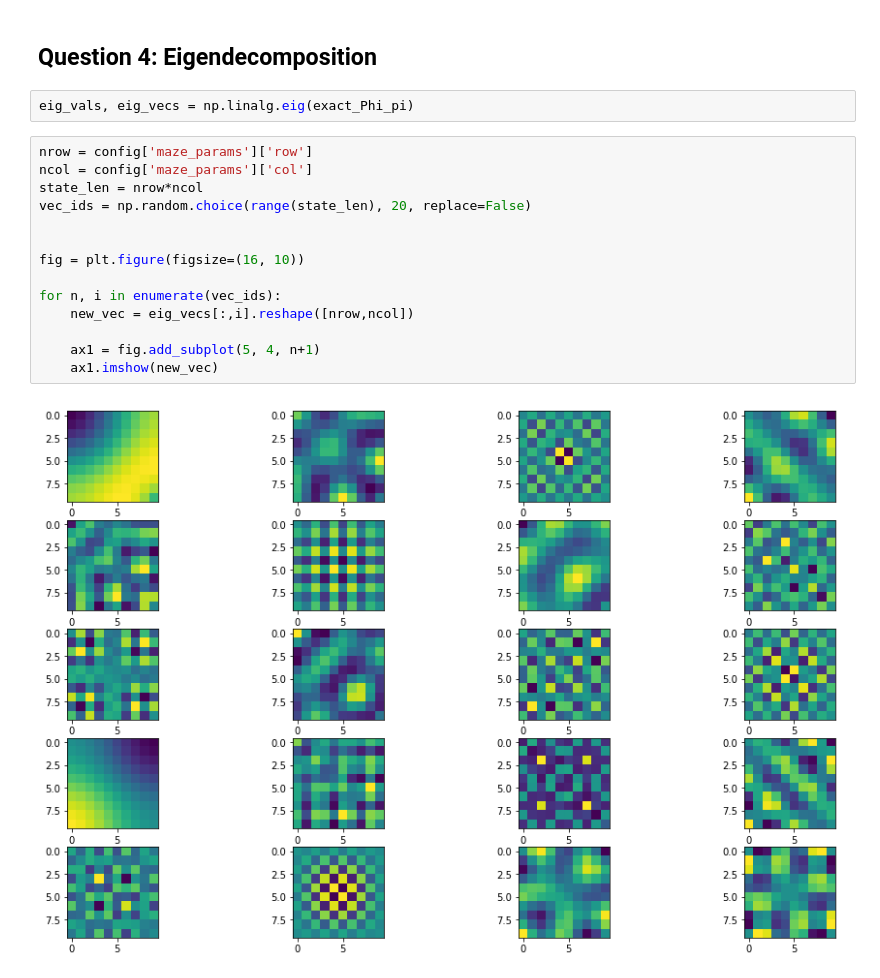
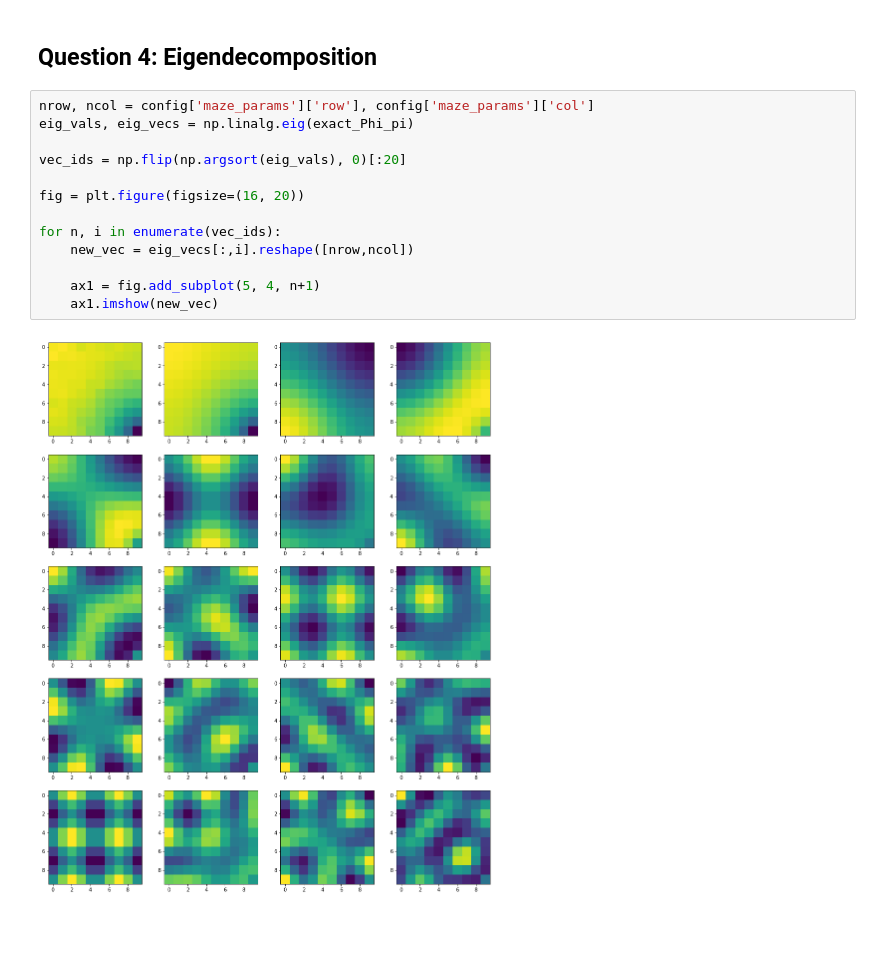
Before and after one commit to rllabmcgill/gvfs-and-sr-dayan-hunt, a Jupyter notebook: Learning_SR.ipynb, the cells around one changed output. Saved outputs shown, nothing was run; the diff lists cells and outputs as text; blank space fills up the shorter version.

Commit message:
Q4 plot shows top 20 eigen vector.

```diff
--- a/Learning_SR.ipynb
+++ b/Learning_SR.ipynb
@@ -186,21 +181,18 @@ plt.legend()
 [figure]
 # %% [markdown]
 ## Question 4: Eigendecomposition
-# %%
-eig_vals, eig_vecs = np.linalg.eig(exact_Phi_pi)
 # %%
-nrow = config['maze_params']['row']
-ncol = config['maze_params']['col']
-state_len = nrow*ncol
-vec_ids = np.random.choice(range(state_len), 20, replace=False)
+nrow, ncol = config['maze_params']['row'], config['maze_params']['col']
+eig_vals, eig_vecs = np.linalg.eig(exact_Phi_pi)
 
+vec_ids = np.flip(np.argsort(eig_vals), 0)[:20]
 
-fig = plt.figure(figsize=(16, 10))
+fig = plt.figure(figsize=(16, 20))
 
 for n, i in enumerate(vec_ids):
     new_vec = eig_vecs[:,i].reshape([nrow,ncol])
 
     ax1 = fig.add_subplot(5, 4, n+1)
     ax1.imshow(new_vec)
 # %% [output]
-[figure, old version]
+[figure, new version]
```
Also changed, not shown: parts of 1 cell of this notebook.
